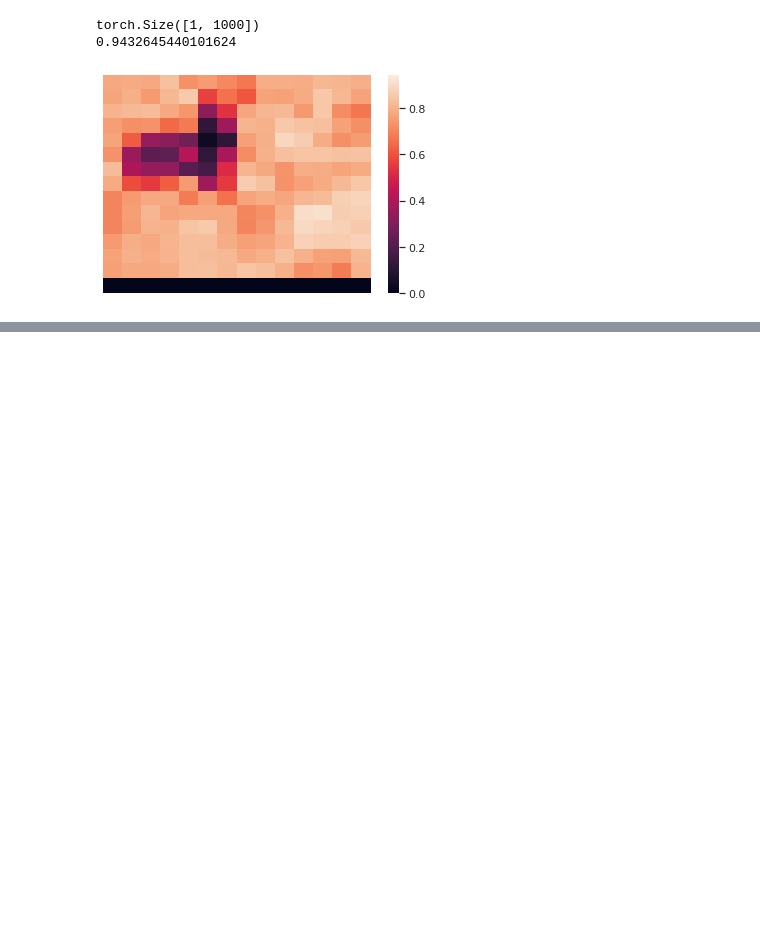
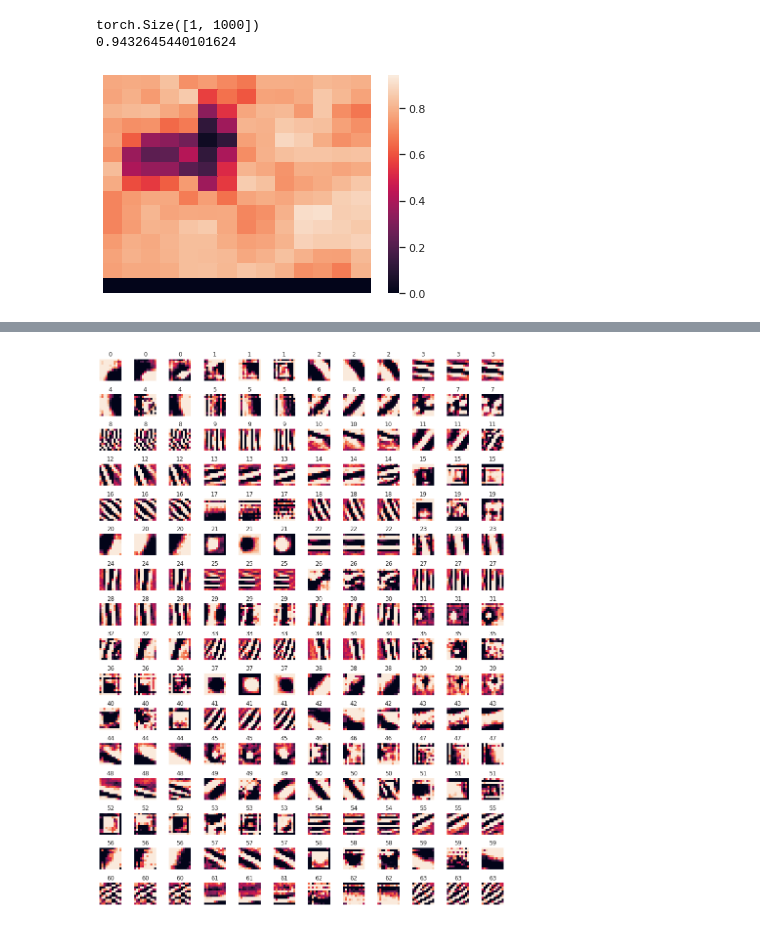
Before and after one commit to arnavahuja/Occlusion-Analysis-and-Filter-Visualization, a Jupyter notebook: Occlusion_Analysion_and_Filter_Visualization.ipynb, the cells around one changed output, grey strips where cells are left out. Cells and saved outputs as stored; diff of their text form; code cells hidden in the pictures; blank space fills up the shorter version.

```diff
--- a/Occlusion_Analysion_and_Filter_Visualization.ipynb
+++ b/Occlusion_Analysion_and_Filter_Visualization.ipynb
@@ -177,0 +286,4 @@ imgplot = sns.heatmap(heatmap,xticklabels=False,yticklabels=False,vmax=prob_no_o
+# %%
+plot_weights(alexnet,0,single_channel=True)
+# %% [output]
+[figure, added]
```
Also changed, not shown: parts of 11 cells of this notebook.
